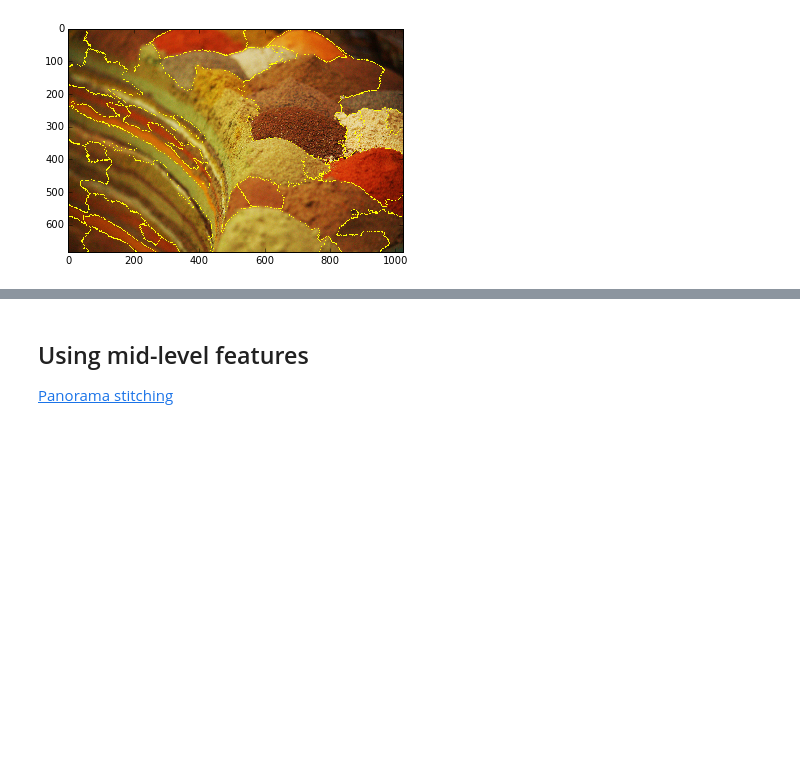
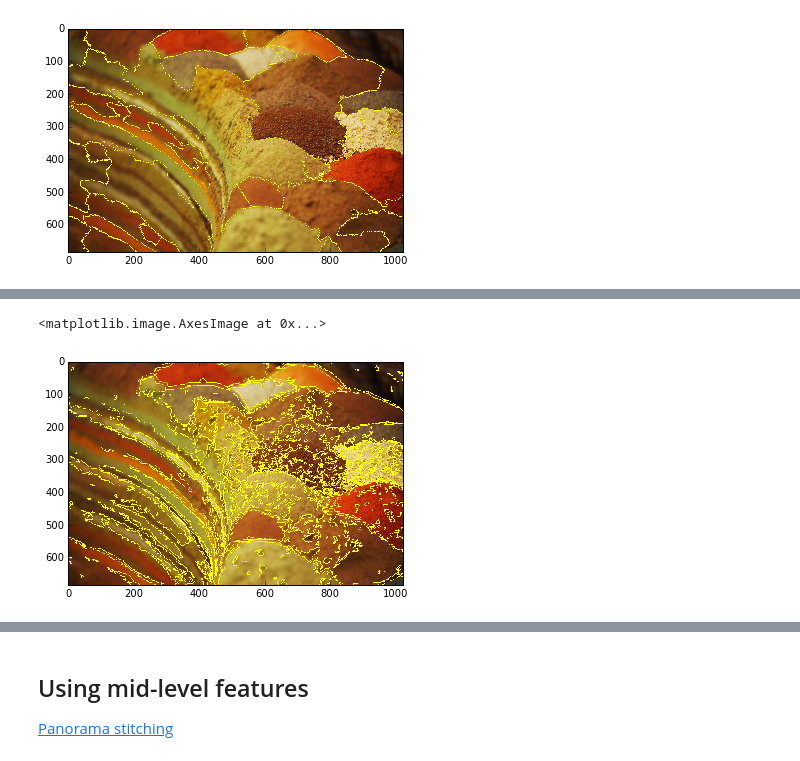
Before and after one commit to emmanuelle/skimage-tutorials, a Jupyter notebook: lectures/machine_learning.ipynb, the cells around one changed output, grey strips where cells are left out. Cells and saved outputs as stored; diff of their text form; code cells hidden in the pictures; blank space fills up the shorter version.

```diff
--- a/lectures/machine_learning.ipynb
+++ b/lectures/machine_learning.ipynb
@@ -203,0 +251,5 @@ plt.imshow(segmentation.mark_boundaries(spices, labels))
+# %%
+plt.imshow(segmentation.mark_boundaries(spices, result))
+# %% [output]
+<matplotlib.image.AxesImage at 0x...>
+[figure, added]
```
Also changed, not shown: parts of 23 cells of this notebook.
